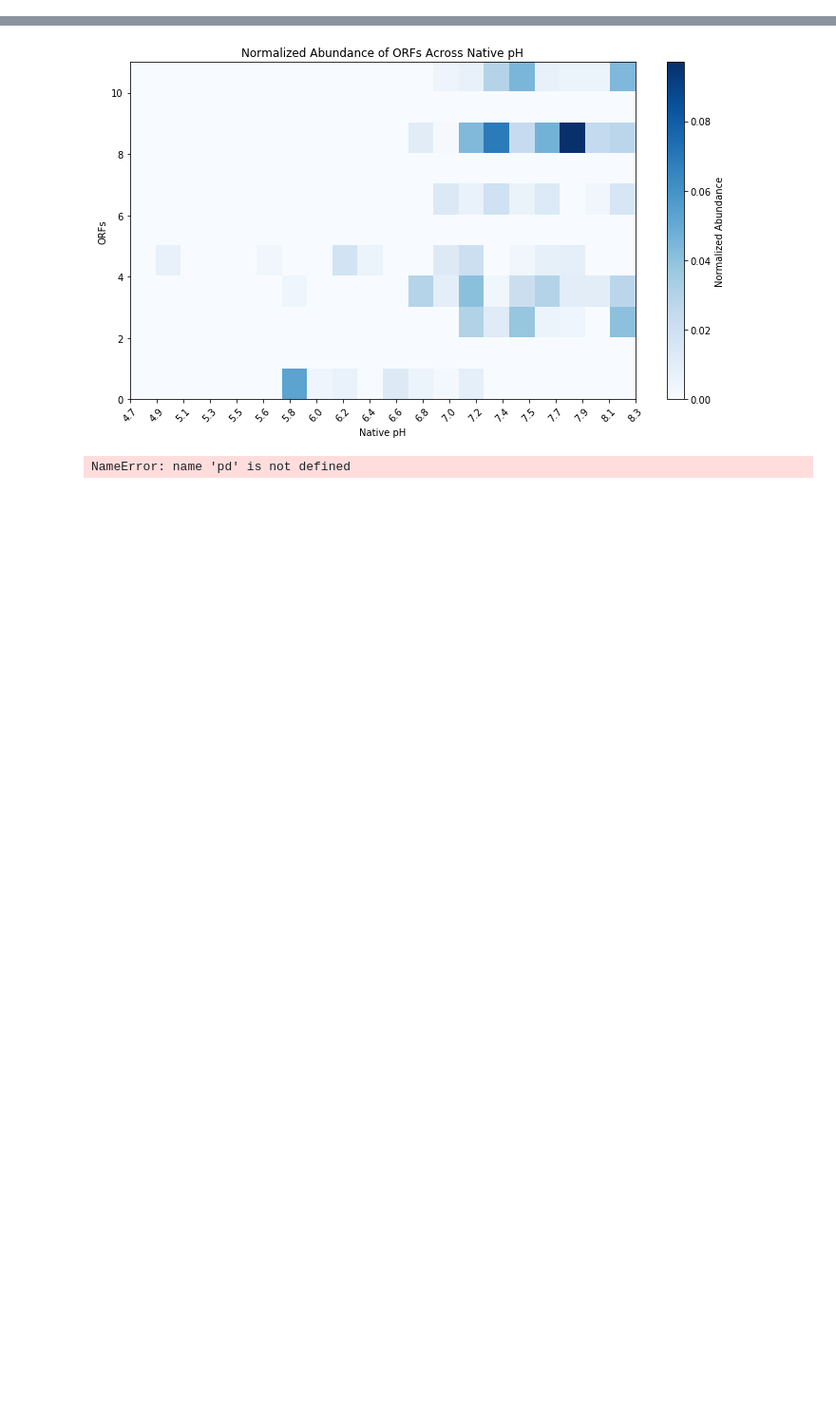
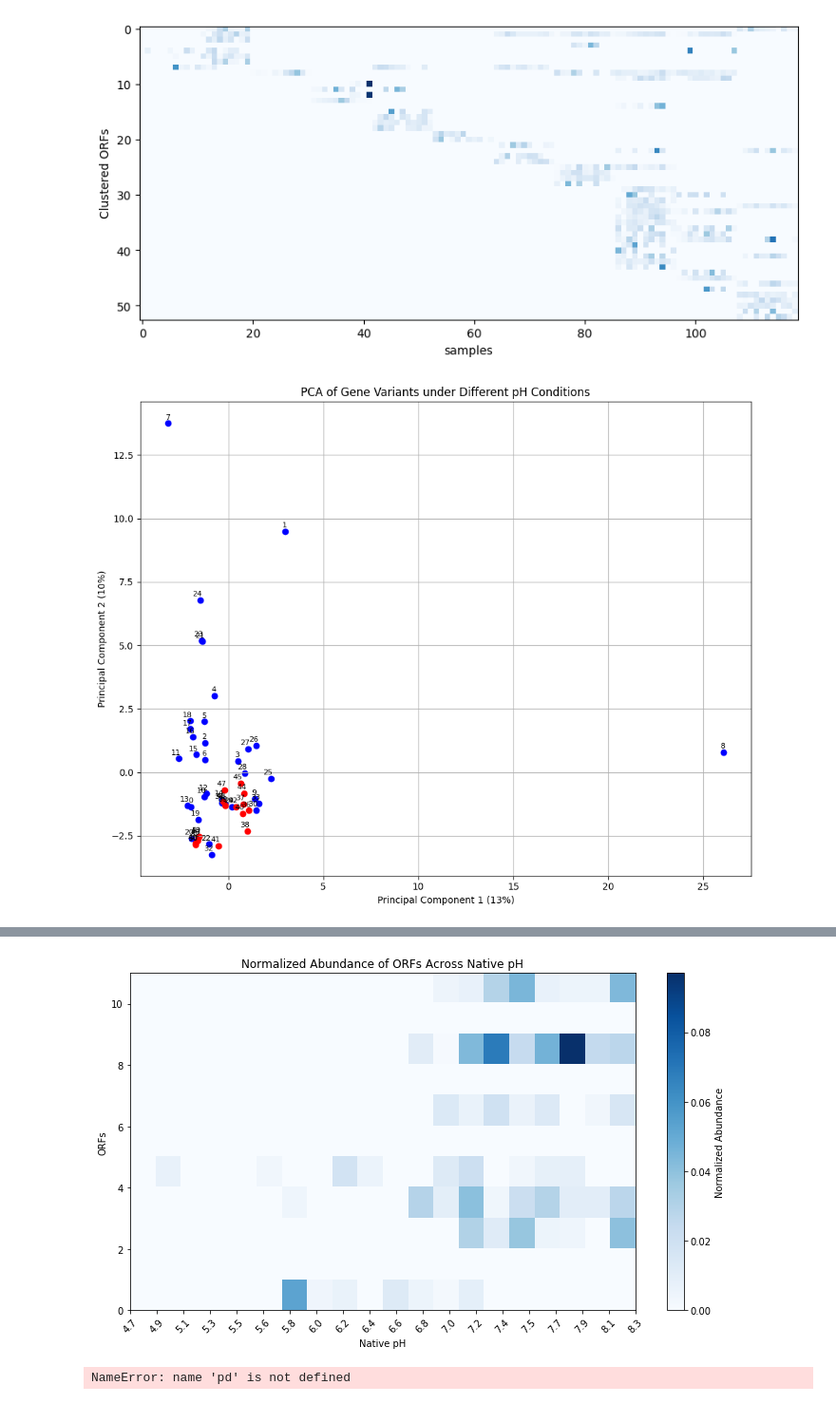
Before and after one commit to AddisonHowe/soil-metagenomics, a Jupyter notebook: organization_nap.ipynb, the cells around one changed output, grey strips where cells are left out. Shown at 95% size. Cells and saved outputs as stored; diff of their text form; code cells hidden in the pictures; blank space fills up the shorter version.

Commit message:
Nap T9 Data

```diff
--- a/organization_nap.ipynb
+++ b/organization_nap.ipynb
@@ -7,4 +7,4 @@ from functions import samples_from_soils, perturbed_pHs, native_pH, enriched_nat
 
 DATDIR = '/projects/p32818/metagenomic_data/data'
 
-soils = ['Soil3', 'Soil5', 'Soil6', 'Soil9', 'Soil11', 'Soil12', 'Soil14', 'Soil15', 'Soil16', 'Soil17']
+soils = ['Soil3', 'Soil5', 'Soil9', 'Soil11', 'Soil12', 'Soil14', 'Soil15', 'Soil16', 'Soil17'] #no soil 6 here
@@ -10,0 +13,77 @@ soils = ['Soil3', 'Soil5', 'Soil6', 'Soil9', 'Soil11', 'Soil12', 'Soil14', 'Soil
+# %%
+clustered_data = pd.read_csv('out/T0data_08_K02567.tsv', sep='\t', header=None)
+old_data = clustered_data.values
+data = old_data / old_data.sum(axis=1, keepdims=True)
+
+abs_data = old_data
+
+for soil in soils:
+    filename = f"out/{soil}data_08_K02567.tsv"  # Construct the filename
+    df = pd.read_csv(filename, sep='\t', header = None)
+    df = df.values
+    abs_df = df
+    df = df / df.sum(axis = 1, keepdims=True)
+    abs_data = np.hstack((abs_data, abs_df))
+    data = np.hstack((data, df))
+
+data = np.nan_to_num(data, nan = 0)
+
+filtered_data = []
+absolute_data = []
+for i, datum in enumerate(data):
+    score = 0
+    for entry in datum:
+        if entry != 0:
+            score += 1
+    if score > 0:
+        filtered_data.append(datum)
+        absolute_data.append(abs_data[i])
+
+
+filtered_data = [list(arr) for arr in filtered_data]
+absolute_data = [list(arr) for arr in absolute_data]
+
+plt.figure(figsize=(10,10))
+plt.imshow(filtered_data, cmap = 'Blues')
+plt.xlabel('samples')
+plt.ylabel('Clustered ORFs')
+
+from sklearn.decomposition import PCA
+from sklearn.preprocessing import StandardScaler
+
+scaler = StandardScaler()
+scaled_data = scaler.fit_transform(filtered_data)
+
+pca = PCA(n_components=30)
+principal_components = pca.fit_transform(scaled_data)
+
+# Generate colors based on row index
+row_indices = np.arange(principal_components.shape[0])
+colors = plt.cm.seismic(row_indices / row_indices.max())
+
+# Plot the first two principal components with row index labels
+plt.figure(figsize=(10, 8))
+for i in range(principal_components.shape[0]):
+    if (i < 35):
+        plt.scatter(principal_components[i, 0], principal_components[i, 1], color='blue')
+        plt.text(principal_components[i, 0] + 0.1, principal_components[i, 1] + 0.1 , str(i), fontsize=8, ha='right', va='bottom')
+    if (i > 35):
+        plt.scatter(principal_components[i, 0], principal_components[i, 1], color='red')
+        plt.text(principal_components[i, 0] + 0.1, principal_components[i, 1] + 0.1 , str(i), fontsize=8, ha='right', va='bottom')
+
+
+plt.xlabel('Principal Component 1 (13%)')
+plt.ylabel('Principal Component 2 (10%)')
+plt.title('PCA of Gene Variants under Different pH Conditions')
+plt.grid(True)
+plt.tight_layout()
+plt.show()
+
+
+
+for i, ratio in enumerate(pca.explained_variance_ratio_, start=1):
+    #plt.scatter(i, ratio)
+    print(f"Principal Component {i}: {ratio * 100:.2f}%")
+# %% [output]
+[figure, added]
+[figure, added]
```
Also changed, not shown: parts of 5 cells of this notebook, 28 other files.
